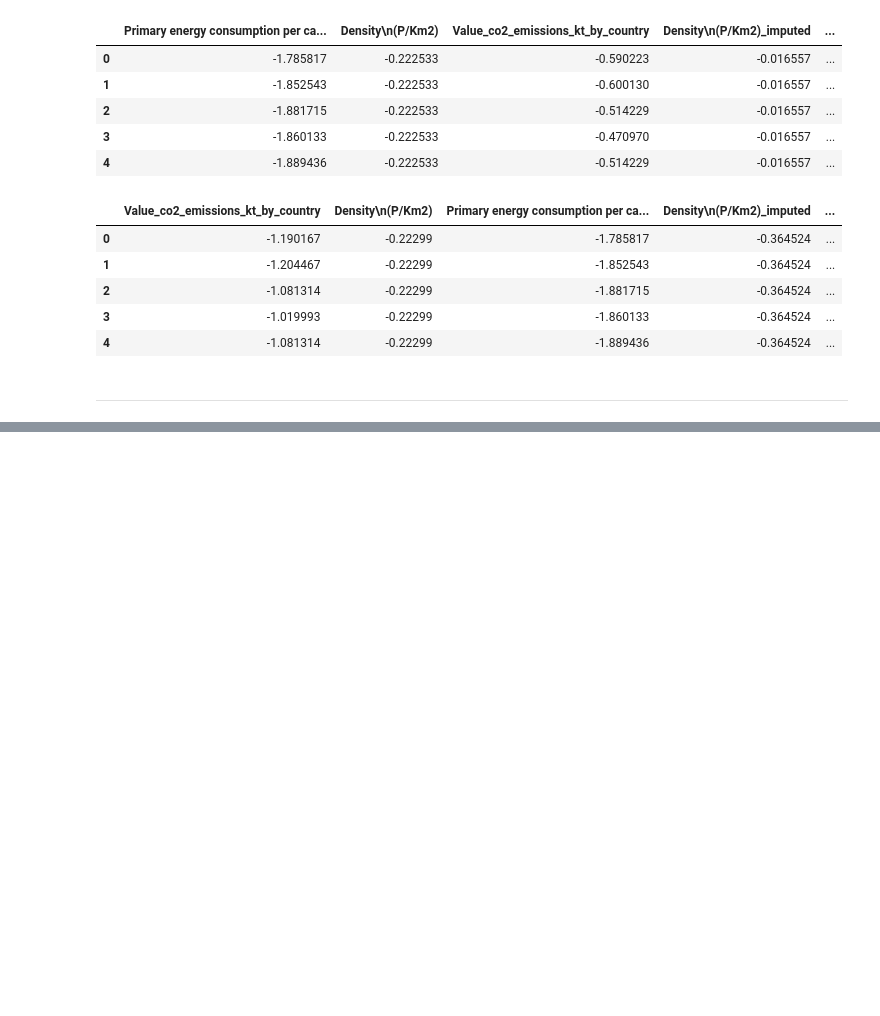
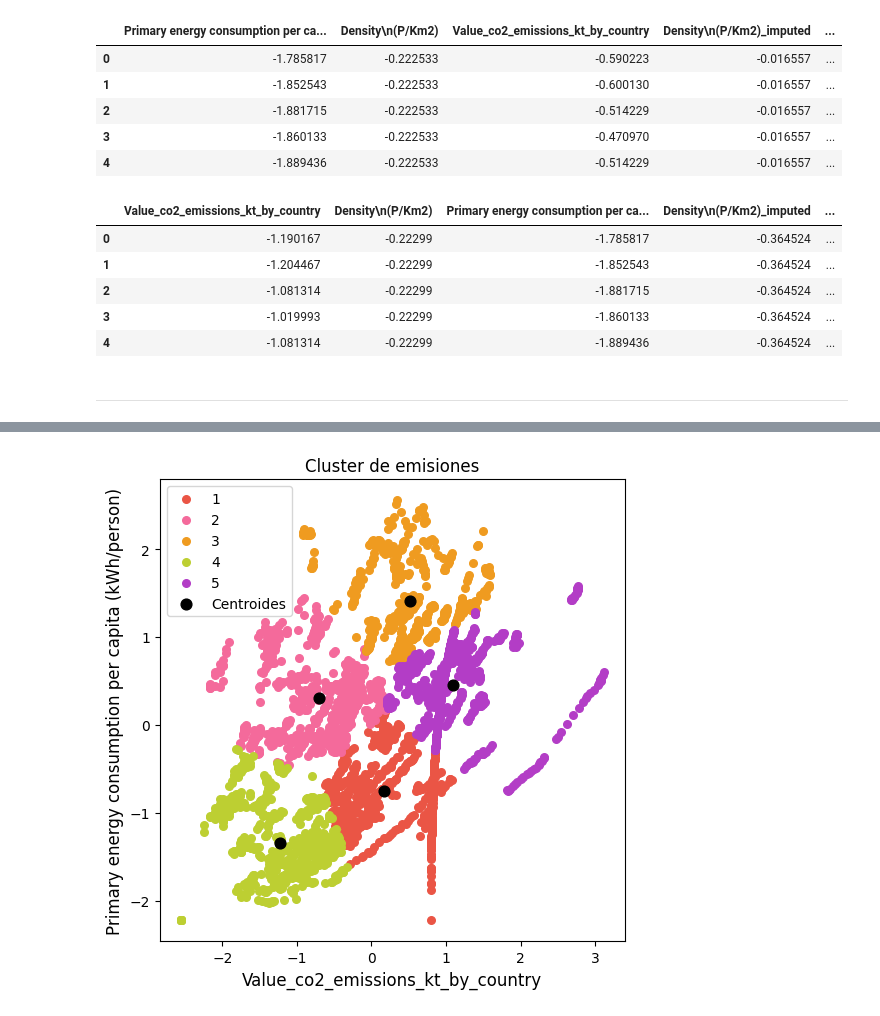
Before and after one commit to perezmillanr/tp_final_analisis_de_datos, a Jupyter notebook: TP.ipynb, the cells around one changed output, grey strips where cells are left out. Drawn from its saved outputs; the diff is of its cells as text; code cells hidden in the pictures; blank space fills up the shorter version.

```diff
--- a/TP.ipynb
+++ b/TP.ipynb
@@ -435,0 +552,17 @@ df_mice_imputed_transformed_scaled.head()
+# %%
+# Visualización de los clusters
+plt.figure(figsize=(6, 6))
+plt.scatter(X[y_kmeans == 0, 0], X[y_kmeans == 0, 1], s = 30, c = "#ea5545", label = "1")
+plt.scatter(X[y_kmeans == 1, 0], X[y_kmeans == 1, 1], s = 30, c = "#f46a9b", label = "2")
+plt.scatter(X[y_kmeans == 2, 0], X[y_kmeans == 2, 1], s = 30, c = "#ef9b20", label = "3")
+plt.scatter(X[y_kmeans == 3, 0], X[y_kmeans == 3, 1], s = 30, c = "#bdcf32", label = "4")
+plt.scatter(X[y_kmeans == 4, 0], X[y_kmeans == 4, 1], s = 30, c = "#b33dc6", label = "5")
+
+plt.scatter(kmeans.cluster_centers_[:,0], kmeans.cluster_centers_[:,1], s = 60, c = "black", label = "Centroides")
+plt.title("Cluster de emisiones", fontsize=12)
+plt.xlabel("Value_co2_emissions_kt_by_country", fontsize=12)
+plt.ylabel("Primary energy consumption per capita (kWh/person)", fontsize=12)
+plt.legend()
+plt.show()
+# %% [output]
+[figure, added]
```
Also changed, not shown: parts of 19 cells of this notebook.
